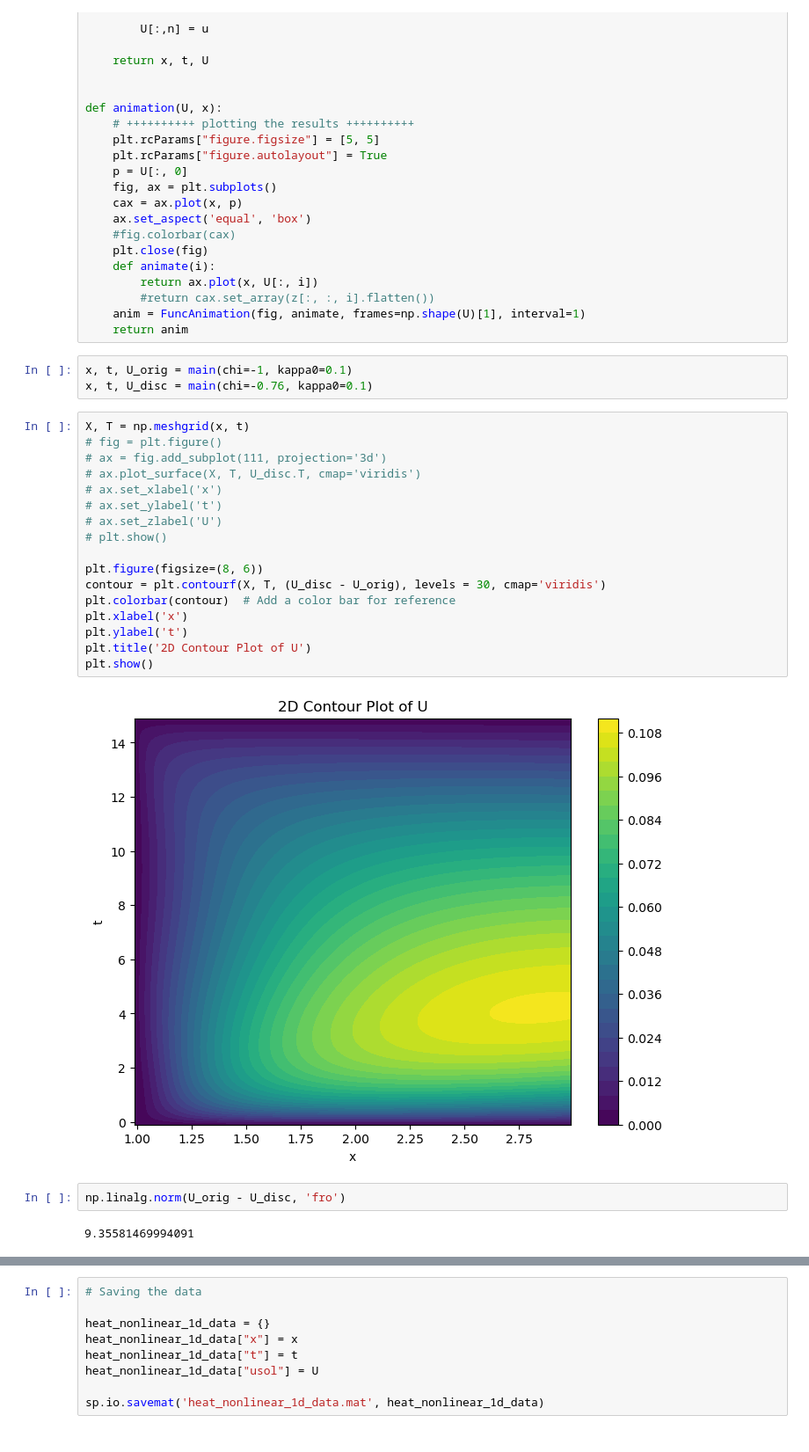
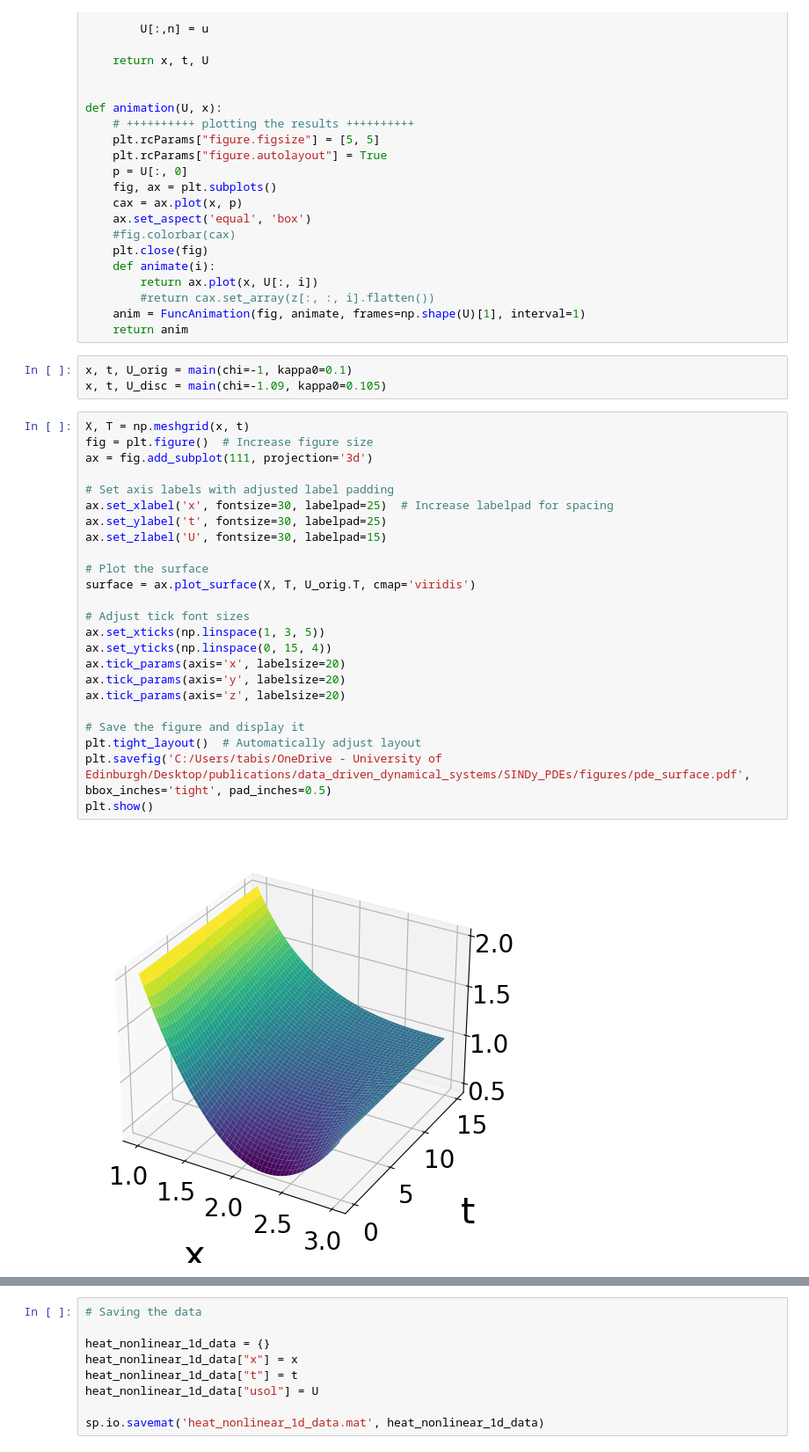
Before and after one commit to tabishhub/adam_d3s, a Jupyter notebook: SINDy_PDEs/pde_dataset_generator.ipynb, the cells around one changed output, grey strips where cells are left out. Shown: that part at 88% size. Saved outputs shown, nothing was run; the diff lists cells and outputs as text.

```diff
--- a/SINDy_PDEs/pde_dataset_generator.ipynb
+++ b/SINDy_PDEs/pde_dataset_generator.ipynb
@@ -93,27 +93,30 @@ def animation(U, x):
     return anim
 # %%
 x, t, U_orig = main(chi=-1, kappa0=0.1)
-x, t, U_disc = main(chi=-0.76, kappa0=0.1)
+x, t, U_disc = main(chi=-1.09, kappa0=0.105)
-# %%
-X, T = np.meshgrid(x, t)
-# fig = plt.figure()
-# ax = fig.add_subplot(111, projection='3d')
-# ax.plot_surface(X, T, U_disc.T, cmap='viridis')
-# ax.set_xlabel('x')
-# ax.set_ylabel('t')
-# ax.set_zlabel('U')
-# plt.show()
-
-plt.figure(figsize=(8, 6))
-contour = plt.contourf(X, T, (U_disc - U_orig), levels = 30, cmap='viridis')
-plt.colorbar(contour)  # Add a color bar for reference
-plt.xlabel('x')
-plt.ylabel('t')
-plt.title('2D Contour Plot of U')
-plt.show()
-# %% [output]
-[figure, removed]
-# %%
-np.linalg.norm(U_orig - U_disc, 'fro')
-# %% [output]
-9.35581469994091
+# %%
+X, T = np.meshgrid(x, t)
+fig = plt.figure()  # Increase figure size
+ax = fig.add_subplot(111, projection='3d')
+
+# Set axis labels with adjusted label padding
+ax.set_xlabel('x', fontsize=30, labelpad=25)  # Increase labelpad for spacing
+ax.set_ylabel('t', fontsize=30, labelpad=25)
+ax.set_zlabel('U', fontsize=30, labelpad=15)
+
+# Plot the surface
+surface = ax.plot_surface(X, T, U_orig.T, cmap='viridis')
+
+# Adjust tick font sizes
+ax.set_xticks(np.linspace(1, 3, 5))
+ax.set_yticks(np.linspace(0, 15, 4))
+ax.tick_params(axis='x', labelsize=20)
+ax.tick_params(axis='y', labelsize=20)
+ax.tick_params(axis='z', labelsize=20)
+
+# Save the figure and display it
+plt.tight_layout()  # Automatically adjust layout
+plt.savefig('C:/Users/tabis/OneDrive - University of Edinburgh/Desktop/publications/data_driven_dynamical_systems/SINDy_PDEs/figures/pde_surface.pdf', bbox_inches='tight', pad_inches=0.5)
+plt.show()
+# %% [output]
+[figure, added]
```
Also changed, not shown: parts of 1 cell of this notebook, 3 other files.
